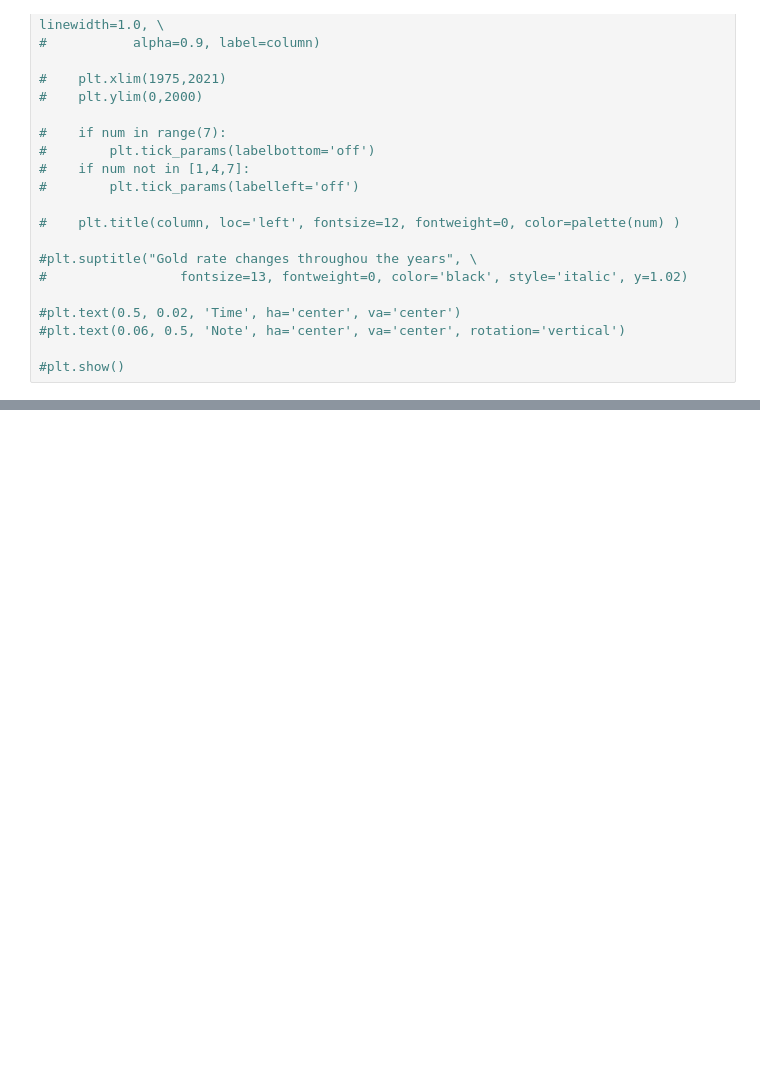
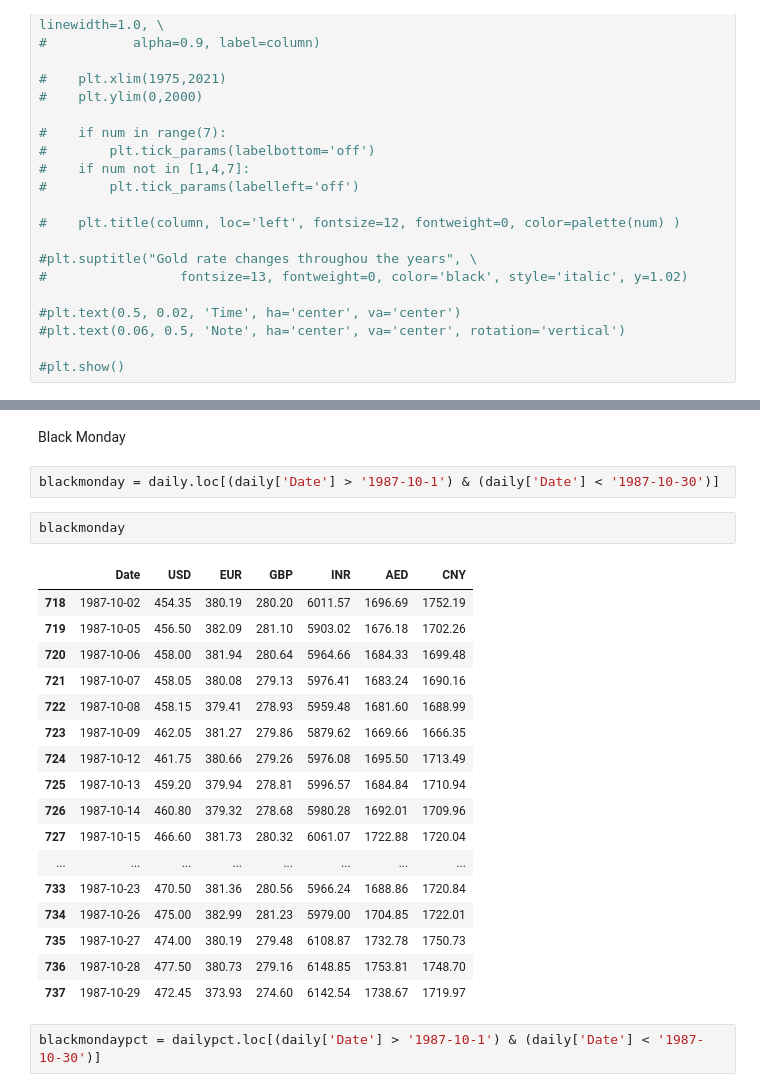
Before and after one commit to jkhy0508/Python_Gold_Rates, a Jupyter notebook: Gold rates.ipynb, the cells around one changed output, grey strips where cells are left out. Saved outputs shown, nothing was run; the diff lists cells and outputs as text; blank space fills up the shorter version.

```diff
--- a/Gold rates.ipynb
+++ b/Gold rates.ipynb
@@ -256,0 +240,26 @@ fig.show()
+# %% [markdown]
+Black Monday
+# %%
+blackmonday = daily.loc[(daily['Date'] > '1987-10-1') & (daily['Date'] < '1987-10-30')]
+# %%
+blackmonday
+# %% [output]
+|  | Date | USD | EUR | GBP | INR | AED | CNY |
+| 718 | 1987-10-02 | 454.35 | 380.19 | 280.20 | 6011.57 | 1696.69 | 1752.19 |
+| 719 | 1987-10-05 | 456.50 | 382.09 | 281.10 | 5903.02 | 1676.18 | 1702.26 |
+| 720 | 1987-10-06 | 458.00 | 381.94 | 280.64 | 5964.66 | 1684.33 | 1699.48 |
+| 721 | 1987-10-07 | 458.05 | 380.08 | 279.13 | 5976.41 | 1683.24 | 1690.16 |
+| 722 | 1987-10-08 | 458.15 | 379.41 | 278.93 | 5959.48 | 1681.60 | 1688.99 |
+| 723 | 1987-10-09 | 462.05 | 381.27 | 279.86 | 5879.62 | 1669.66 | 1666.35 |
+| 724 | 1987-10-12 | 461.75 | 380.66 | 279.26 | 5976.08 | 1695.50 | 1713.49 |
+| 725 | 1987-10-13 | 459.20 | 379.94 | 278.81 | 5996.57 | 1684.84 | 1710.94 |
+| 726 | 1987-10-14 | 460.80 | 379.32 | 278.68 | 5980.28 | 1692.01 | 1709.96 |
+| 727 | 1987-10-15 | 466.60 | 381.73 | 280.32 | 6061.07 | 1722.88 | 1720.04 |
+| ... | ... | ... | ... | ... | ... | ... | ... |
+| 733 | 1987-10-23 | 470.50 | 381.36 | 280.56 | 5966.24 | 1688.86 | 1720.84 |
+| 734 | 1987-10-26 | 475.00 | 382.99 | 281.23 | 5979.00 | 1704.85 | 1722.01 |
+| 735 | 1987-10-27 | 474.00 | 380.19 | 279.48 | 6108.87 | 1732.78 | 1750.73 |
+| 736 | 1987-10-28 | 477.50 | 380.73 | 279.16 | 6148.85 | 1753.81 | 1748.70 |
+| 737 | 1987-10-29 | 472.45 | 373.93 | 274.60 | 6142.54 | 1738.67 | 1719.97 |
+# %%
+blackmondaypct = dailypct.loc[(daily['Date'] > '1987-10-1') & (daily['Date'] < '1987-10-30')]
```
Also changed, not shown: parts of 70 cells of this notebook.
